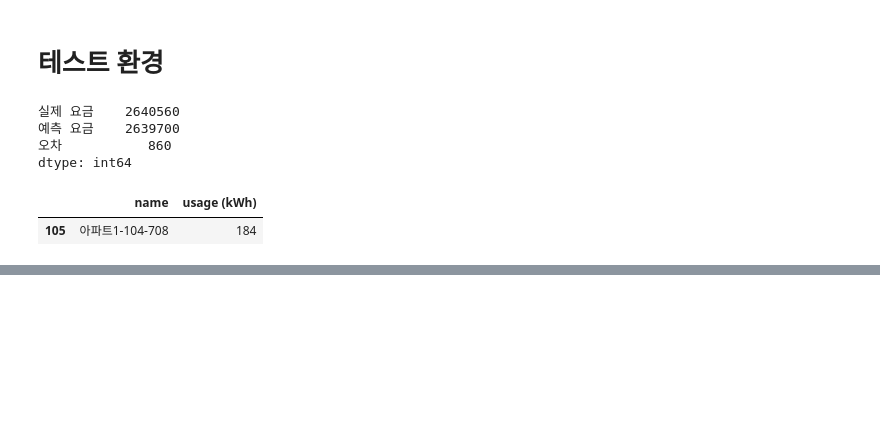
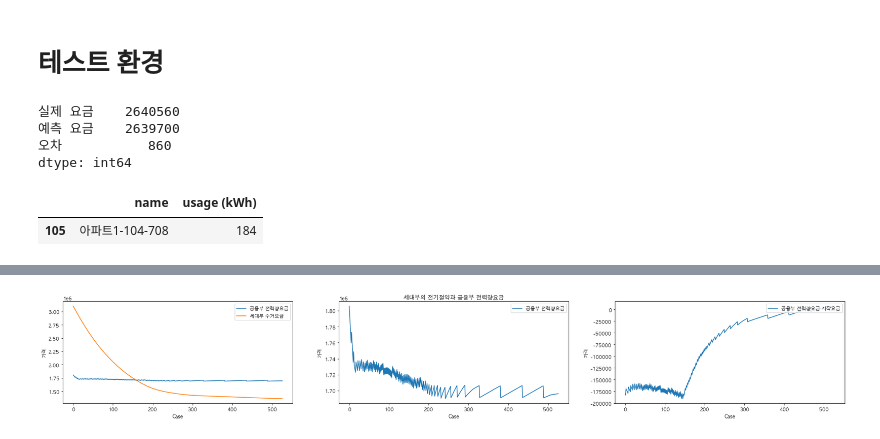
Before and after one commit to formegusto/what-is-public-fee, a Jupyter notebook: pt3.세대부의 전기절약과 공용부 요금.ipynb, the cells around one changed output, grey strips where cells are left out. Drawn from its saved outputs; the diff is of its cells as text; code cells hidden in the pictures; blank space fills up the shorter version.

```diff
--- a/pt3.세대부의 전기절약과 공용부 요금.ipynb
+++ b/pt3.세대부의 전기절약과 공용부 요금.ipynb
@@ -102,0 +341,29 @@ target_df.head()
+# %%
+plt.figure(figsize=(30, 4))
+
+ax_1 = plt.subplot(1,3, 1)
+ax_1.plot(er_df['공용부 전력량요금'], label='공용부 전력량요금')
+ax_1.plot(er_df['세대부 수거요금'], label='세대부 수거요금')
+
+ax_1.legend(loc='upper right')
+plt.xlabel("Case")
+plt.ylabel("가격")
+
+ax_2 = plt.subplot(1,3, 2)
+ax_2.plot(er_df['공용부 전력량요금'], label='공용부 전력량요금')
+
+ax_2.legend(loc='upper right')
+ax_2.set_title("세대부의 전기절약과 공용부 전력량요금")
+plt.xlabel("Case")
+plt.ylabel("가격")
+
+ax_3 = plt.subplot(1,3, 3)
+ax_3.plot(start_er_df['공용부 전력량요금 시작요금'], label='공용부 전력량요금 시작요금')
+
+ax_3.legend(loc='upper right')
+plt.xlabel("Case")
+plt.ylabel("가격")
+
+plt.show()
+# %% [output]
+[figure, added]
```
Also changed, not shown: parts of 7 cells of this notebook.
